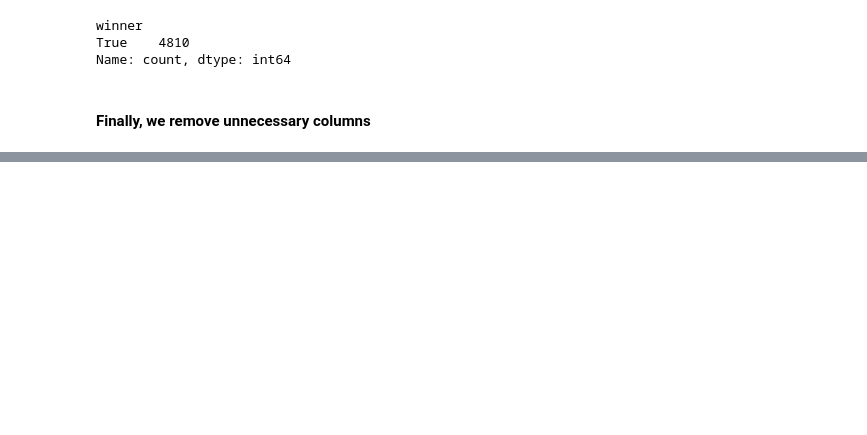
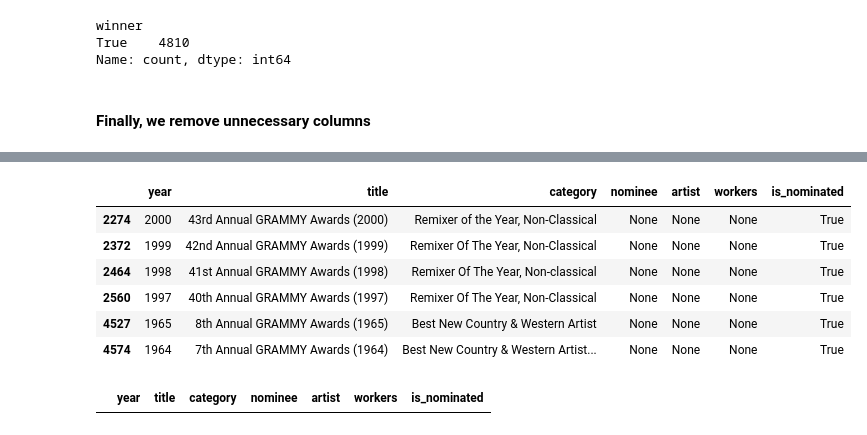
Before and after one commit to mitgar14/etl-workshop-2, a Jupyter notebook: notebooks/02-EDA_Grammys.ipynb, the cells around one changed output, grey strips where cells are left out. Saved outputs shown, nothing was run; the diff lists cells and outputs as text; code cells hidden in the pictures; blank space fills up the shorter version.

```diff
--- a/notebooks/02-EDA_Grammys.ipynb
+++ b/notebooks/02-EDA_Grammys.ipynb
@@ -205,0 +220,15 @@ df.head()
+# %%
+df.loc[df["nominee"].isna()]
+# %% [output]
+|  | year | title | category | nominee | artist | workers | is_nominated |
+| 2274 | 2000 | 43rd Annual GRAMMY Awards (2000) | Remixer of the Year, Non-Classical | None | None | None | True |
+| 2372 | 1999 | 42nd Annual GRAMMY Awards (1999) | Remixer Of The Year, Non-Classical | None | None | None | True |
+| 2464 | 1998 | 41st Annual GRAMMY Awards (1998) | Remixer Of The Year, Non-classical | None | None | None | True |
+| 2560 | 1997 | 40th Annual GRAMMY Awards (1997) | Remixer Of The Year, Non-Classical | None | None | None | True |
+| 4527 | 1965 | 8th Annual GRAMMY Awards (1965) | Best New Country & Western Artist | None | None | None | True |
+| 4574 | 1964 | 7th Annual GRAMMY Awards (1964) | Best New Country & Western Artist... | None | None | None | True |
+# %%
+df = df.dropna(subset=["nominee"])
+df.loc[df["nominee"].isna()]
+# %% [output]
+|  | year | title | category | nominee | artist | workers | is_nominated |
```
Also changed, not shown: parts of 54 cells of this notebook, 2 other files.
